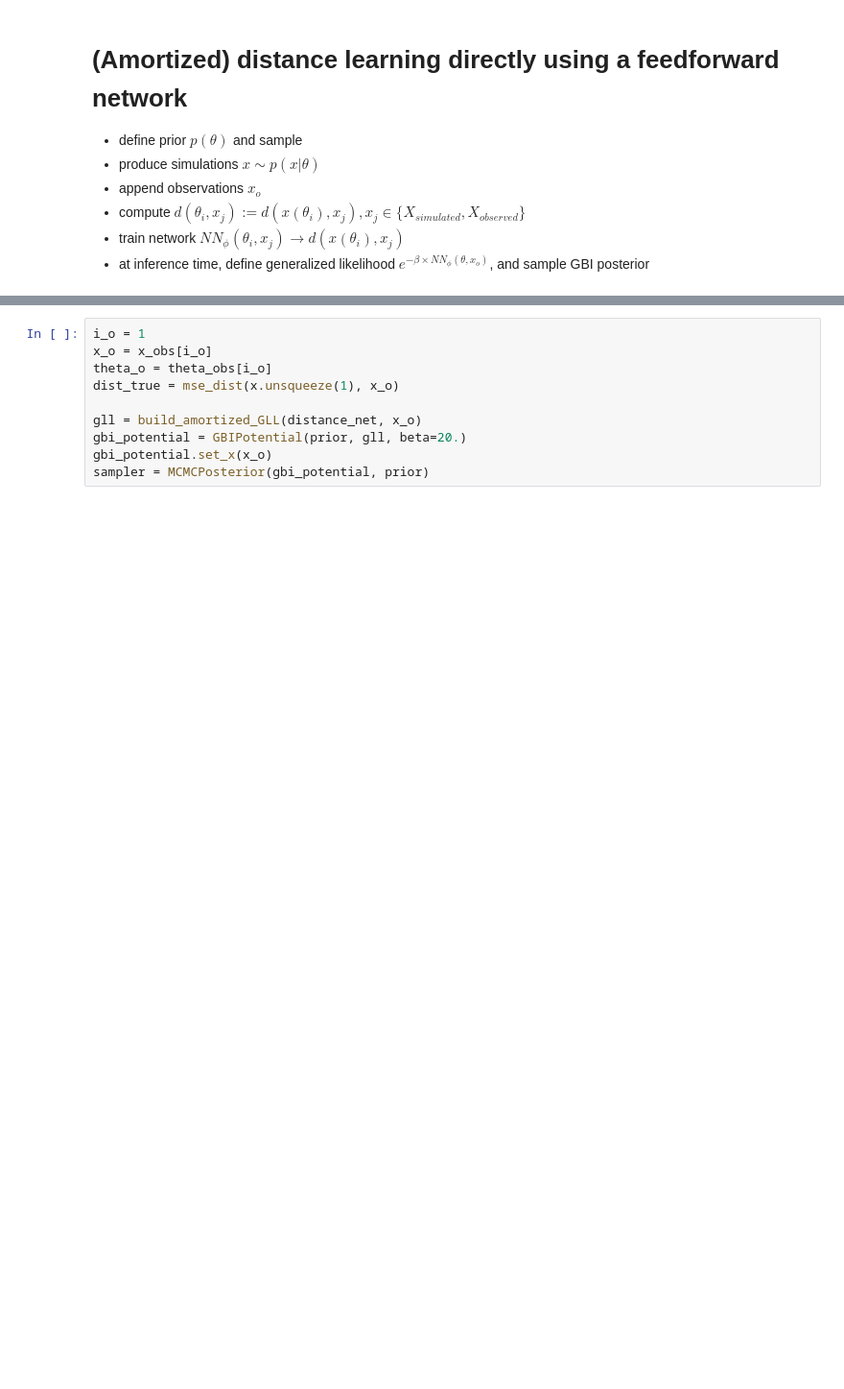
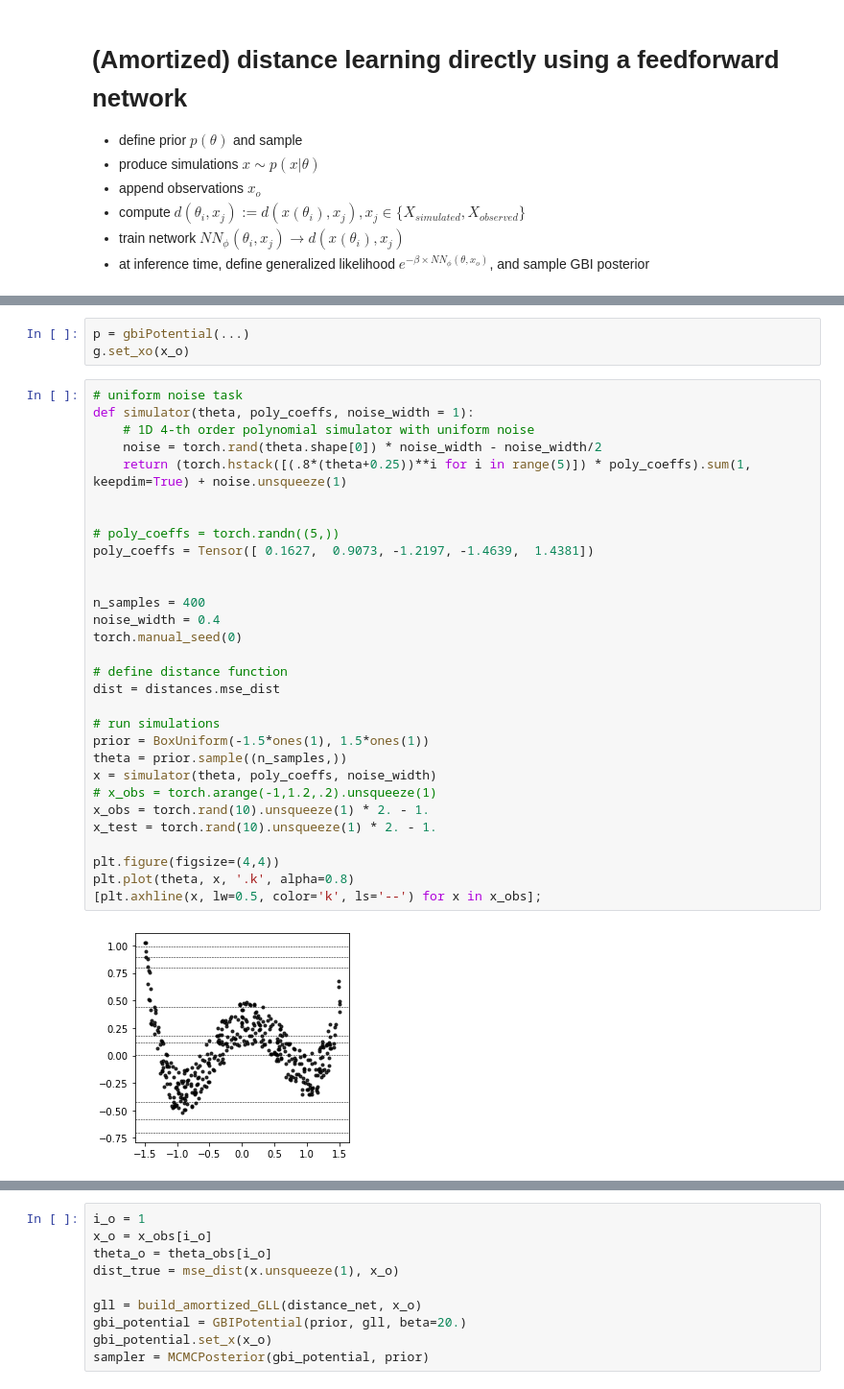
Before and after one commit to mackelab/neuralgbi, a Jupyter notebook: paper/fig4/notebooks/01_distance_learning.ipynb, the cells around one changed output, grey strips where cells are left out. Shown at 96% size. Cells and saved outputs as stored; diff of their text form; blank space fills up the shorter version.

```diff
--- a/paper/fig4/notebooks/01_distance_learning.ipynb
+++ b/paper/fig4/notebooks/01_distance_learning.ipynb
@@ -14,0 +110,35 @@ The autoreload extension is already loaded. To reload it, use:
+# %%
+p = gbiPotential(...)
+g.set_xo(x_o)
+# %%
+# uniform noise task
+def simulator(theta, poly_coeffs, noise_width = 1):
+    # 1D 4-th order polynomial simulator with uniform noise
+    noise = torch.rand(theta.shape[0]) * noise_width - noise_width/2
+    return (torch.hstack([(.8*(theta+0.25))**i for i in range(5)]) * poly_coeffs).sum(1, keepdim=True) + noise.unsqueeze(1)
+
+
+# poly_coeffs = torch.randn((5,))
+poly_coeffs = Tensor([ 0.1627,  0.9073, -1.2197, -1.4639,  1.4381])
+
+
+n_samples = 400
+noise_width = 0.4
+torch.manual_seed(0)
+
+# define distance function
+dist = distances.mse_dist
+
+# run simulations
+prior = BoxUniform(-1.5*ones(1), 1.5*ones(1))
+theta = prior.sample((n_samples,))
+x = simulator(theta, poly_coeffs, noise_width)
+# x_obs = torch.arange(-1,1.2,.2).unsqueeze(1)
+x_obs = torch.rand(10).unsqueeze(1) * 2. - 1.
+x_test = torch.rand(10).unsqueeze(1) * 2. - 1.
+
+plt.figure(figsize=(4,4))
+plt.plot(theta, x, '.k', alpha=0.8)
+[plt.axhline(x, lw=0.5, color='k', ls='--') for x in x_obs];
+# %% [output]
+[figure, added]
```
Also changed, not shown: parts of 20 cells of this notebook, 3 other files.
